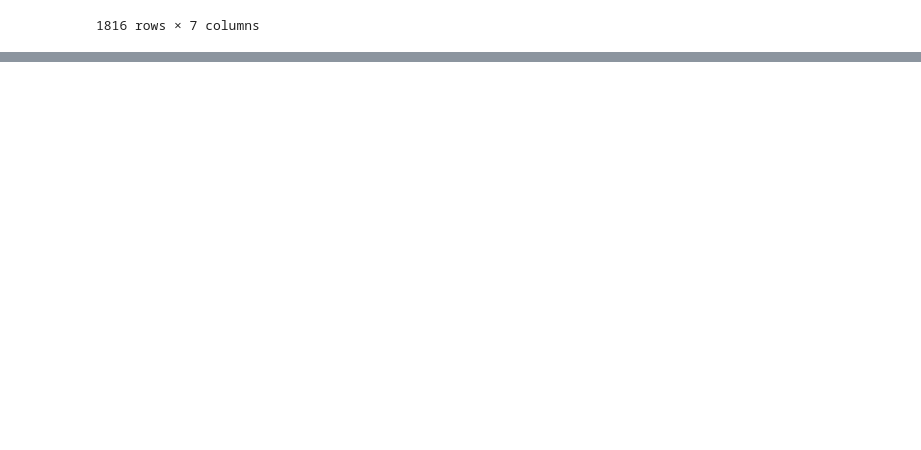
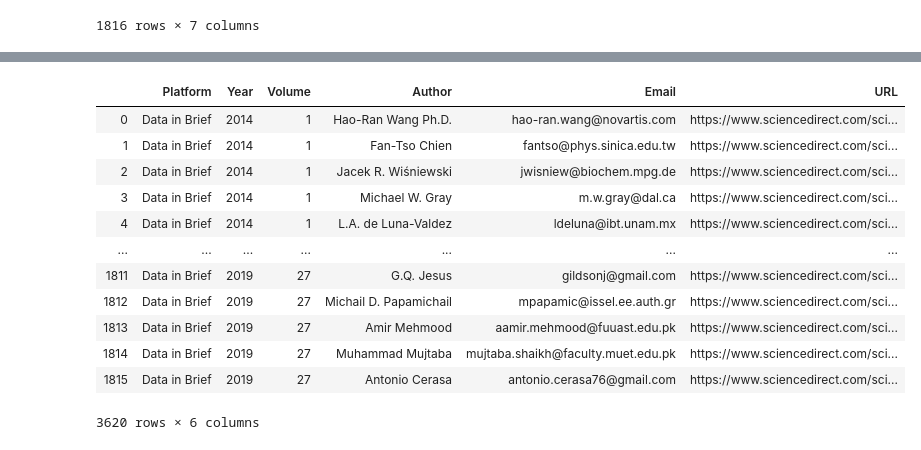
Before and after one commit to soothingni/OEJU, a Jupyter notebook: ArticleCrawler/source/Data_in_Brief.ipynb, the cells around one changed output, grey strips where cells are left out. Drawn from its saved outputs; the diff is of its cells as text; code cells hidden in the pictures; blank space fills up the shorter version.

Commit message:
working on GigaScience

```diff
--- a/ArticleCrawler/source/Data_in_Brief.ipynb
+++ b/ArticleCrawler/source/Data_in_Brief.ipynb
@@ -310,4 +310,4 @@ df2
 # %%
 total_df = pd.concat([df1, df2])
 # %%
-total_df.drop(columns )
+total_df.drop(columns = 'Unnamed: 0', inplace = True)
@@ -327,0 +314,16 @@ total_df.drop(columns )
+# %%
+total_df
+# %% [output]
+|  | Platform | Year | Volume | Author | Email | URL |
+| 0 | Data in Brief | 2014 | 1 | Hao-Ran Wang Ph.D. | hao-ran.wang@novartis.com | https://www.sciencedirect.com/sci... |
+| 1 | Data in Brief | 2014 | 1 | Fan-Tso Chien | fantso@phys.sinica.edu.tw | https://www.sciencedirect.com/sci... |
+| 2 | Data in Brief | 2014 | 1 | Jacek R. Wiśniewski | jwisniew@biochem.mpg.de | https://www.sciencedirect.com/sci... |
+| 3 | Data in Brief | 2014 | 1 | Michael W. Gray | m.w.gray@dal.ca | https://www.sciencedirect.com/sci... |
+| 4 | Data in Brief | 2014 | 1 | L.A. de Luna-Valdez | ldeluna@ibt.unam.mx | https://www.sciencedirect.com/sci... |
+| ... | ... | ... | ... | ... | ... | ... |
+| 1811 | Data in Brief | 2019 | 27 | G.Q. Jesus | gildsonj@gmail.com | https://www.sciencedirect.com/sci... |
+| 1812 | Data in Brief | 2019 | 27 | Michail D. Papamichail | mpapamic@issel.ee.auth.gr | https://www.sciencedirect.com/sci... |
+| 1813 | Data in Brief | 2019 | 27 | Amir Mehmood | aamir.mehmood@fuuast.edu.pk | https://www.sciencedirect.com/sci... |
+| 1814 | Data in Brief | 2019 | 27 | Muhammad Mujtaba | mujtaba.shaikh@faculty.muet.edu.pk | https://www.sciencedirect.com/sci... |
+| 1815 | Data in Brief | 2019 | 27 | Antonio Cerasa | antonio.cerasa76@gmail.com | https://www.sciencedirect.com/sci... |
+3620 rows × 6 columns
```
Also changed, not shown: parts of 2 cells of this notebook.
